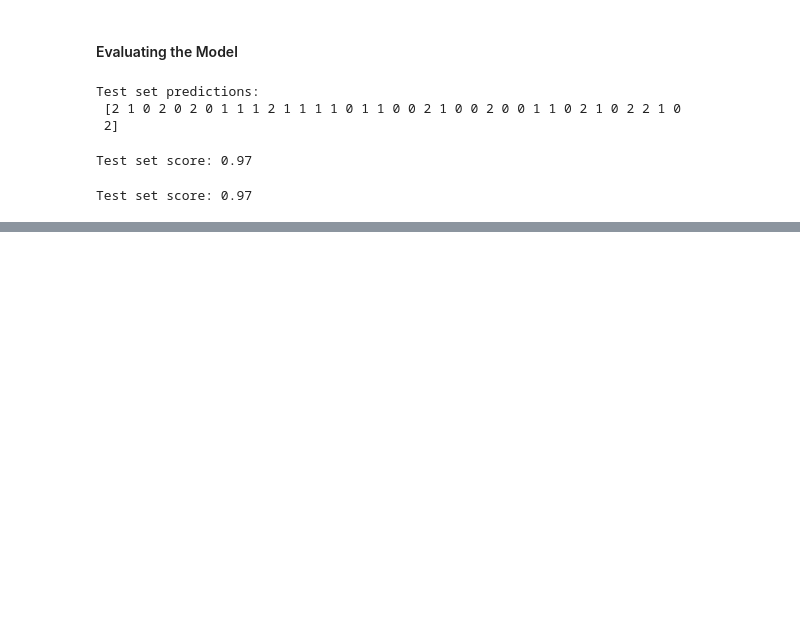
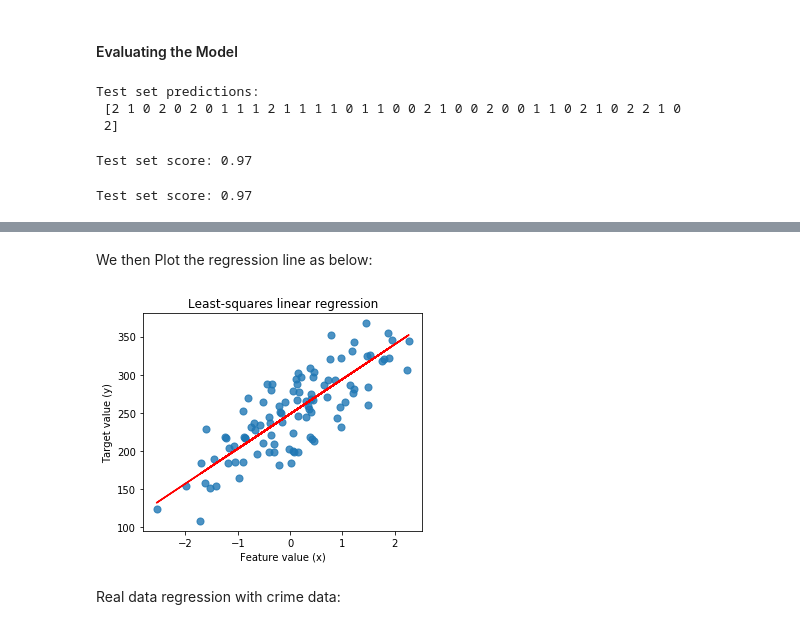
Before and after one commit to rsaouma/ESSEC_CODE, a Jupyter notebook: WEEK6.ipynb, the cells around one changed output, grey strips where cells are left out. Saved outputs shown, nothing was run; the diff lists cells and outputs as text; code cells hidden in the pictures; blank space fills up the shorter version.

```diff
--- a/WEEK6.ipynb
+++ b/WEEK6.ipynb
@@ -196,0 +284,14 @@ plt.ylabel('accuracy');
+# %% [markdown]
+We then Plot the regression line as below:
+# %%
+plt.figure(figsize=(5,4))
+plt.scatter(X_R1, y_R1, marker= 'o', s=50, alpha=0.8)
+plt.plot(X_R1, linreg.coef_ * X_R1 + linreg.intercept_, 'r-')
+plt.title('Least-squares linear regression')
+plt.xlabel('Feature value (x)')
+plt.ylabel('Target value (y)')
+plt.show()
+# %% [output]
+[figure, added]
+# %% [markdown]
+Real data regression with crime data:
```
Also changed, not shown: parts of 61 cells of this notebook, 5 other files.
